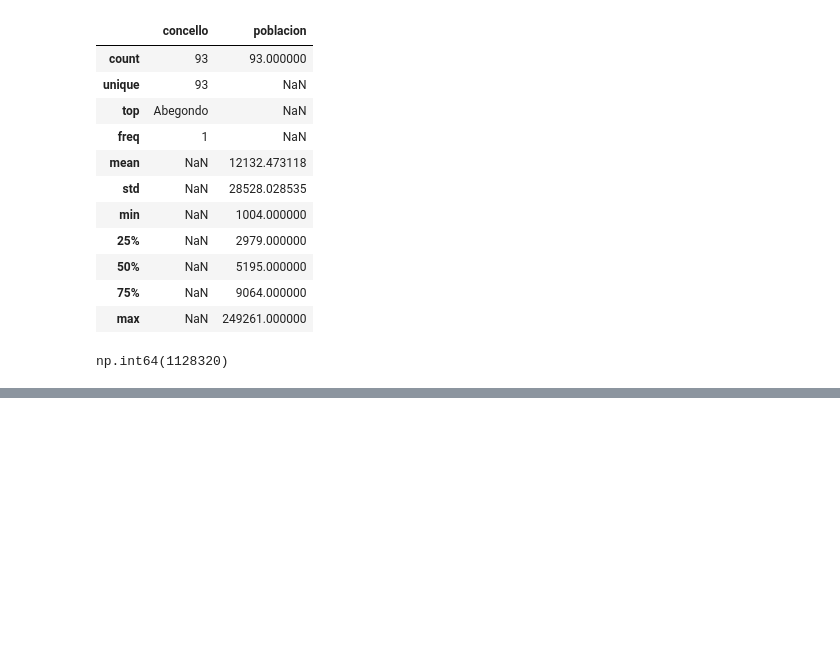
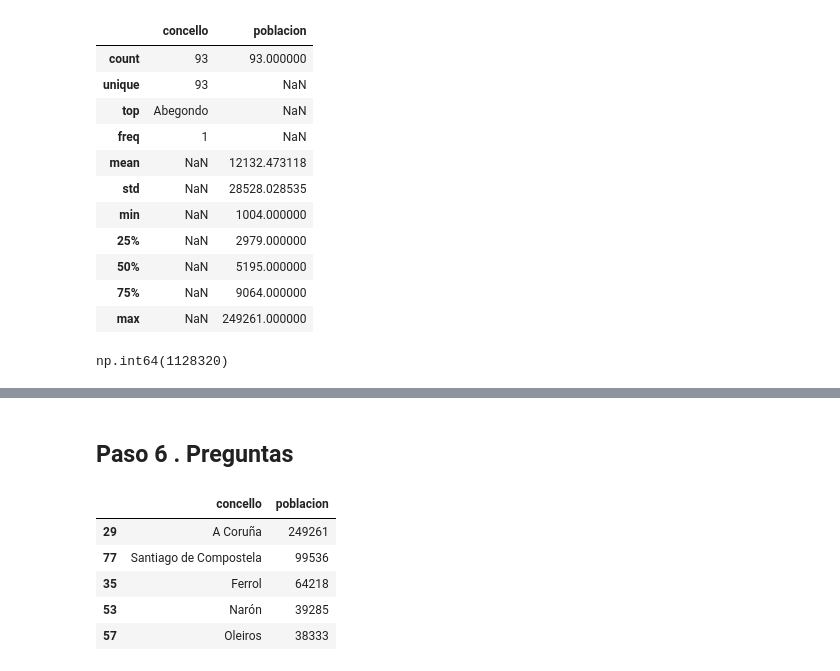
Before and after one commit to carolinamesacurso/E4_Concellos, a Jupyter notebook: notebooks/scrapping_concellos.ipynb, the cells around one changed output, grey strips where cells are left out. Drawn from its saved outputs; the diff is of its cells as text; code cells hidden in the pictures; blank space fills up the shorter version.

Commit message:
Preguntas y validación

```diff
--- a/notebooks/scrapping_concellos.ipynb
+++ b/notebooks/scrapping_concellos.ipynb
@@ -282,0 +359,12 @@ np.int64(1128320)
+# %% [markdown]
+## Paso 6 . Preguntas
+# %%
+
+municipios.sort_values("poblacion", ascending=False)[0:5]
+# %% [output]
+|  | concello | poblacion |
+| 29 | A Coruña | 249261 |
+| 77 | Santiago de Compostela | 99536 |
+| 35 | Ferrol | 64218 |
+| 53 | Narón | 39285 |
+| 57 | Oleiros | 38333 |
```
Also changed, not shown: parts of 21 cells of this notebook, 3 other files.
